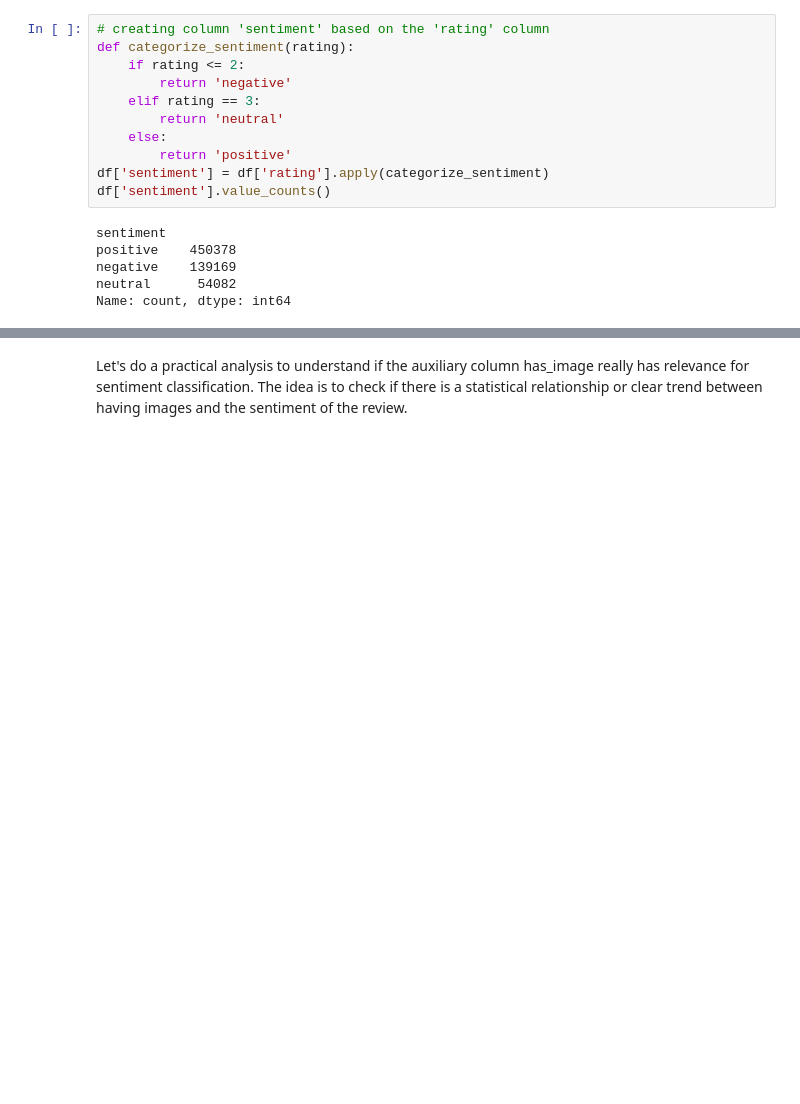
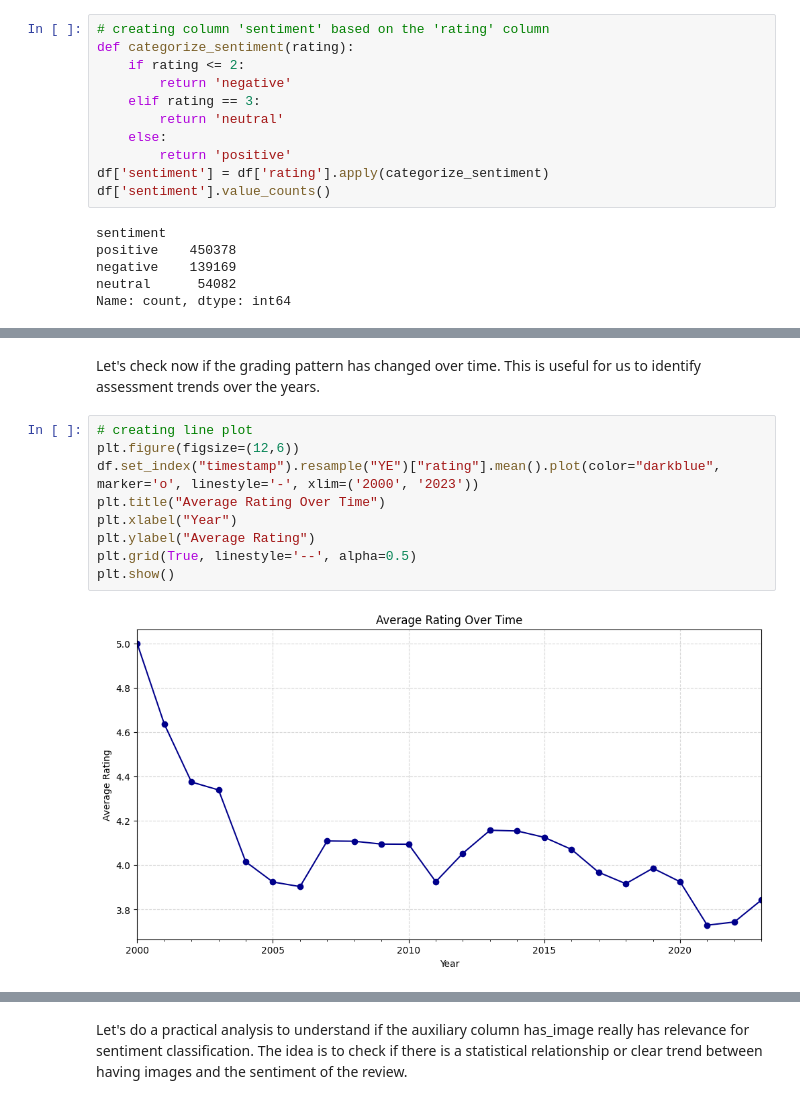
Before and after one commit to VanGaigher/DataScienceProjects, a Jupyter notebook: SentimentClassification/notebooks/sentiment_classification_analysis.ipynb, the cells around one changed output, grey strips where cells are left out. Cells and saved outputs as stored; diff of their text form; blank space fills up the shorter version.

```diff
--- a/SentimentClassification/notebooks/sentiment_classification_analysis.ipynb
+++ b/SentimentClassification/notebooks/sentiment_classification_analysis.ipynb
@@ -198,0 +288,13 @@ Name: count, dtype: int64
+# %% [markdown]
+Let's check now if the grading pattern has changed over time. This is useful for us to identify assessment trends over the years.
+# %%
+# creating line plot
+plt.figure(figsize=(12,6))
+df.set_index("timestamp").resample("YE")["rating"].mean().plot(color="darkblue", marker='o', linestyle='-', xlim=('2000', '2023'))
+plt.title("Average Rating Over Time")
+plt.xlabel("Year")
+plt.ylabel("Average Rating")
+plt.grid(True, linestyle='--', alpha=0.5)
+plt.show()
+# %% [output]
+[figure, added]
```
Also changed, not shown: parts of 23 cells of this notebook.
